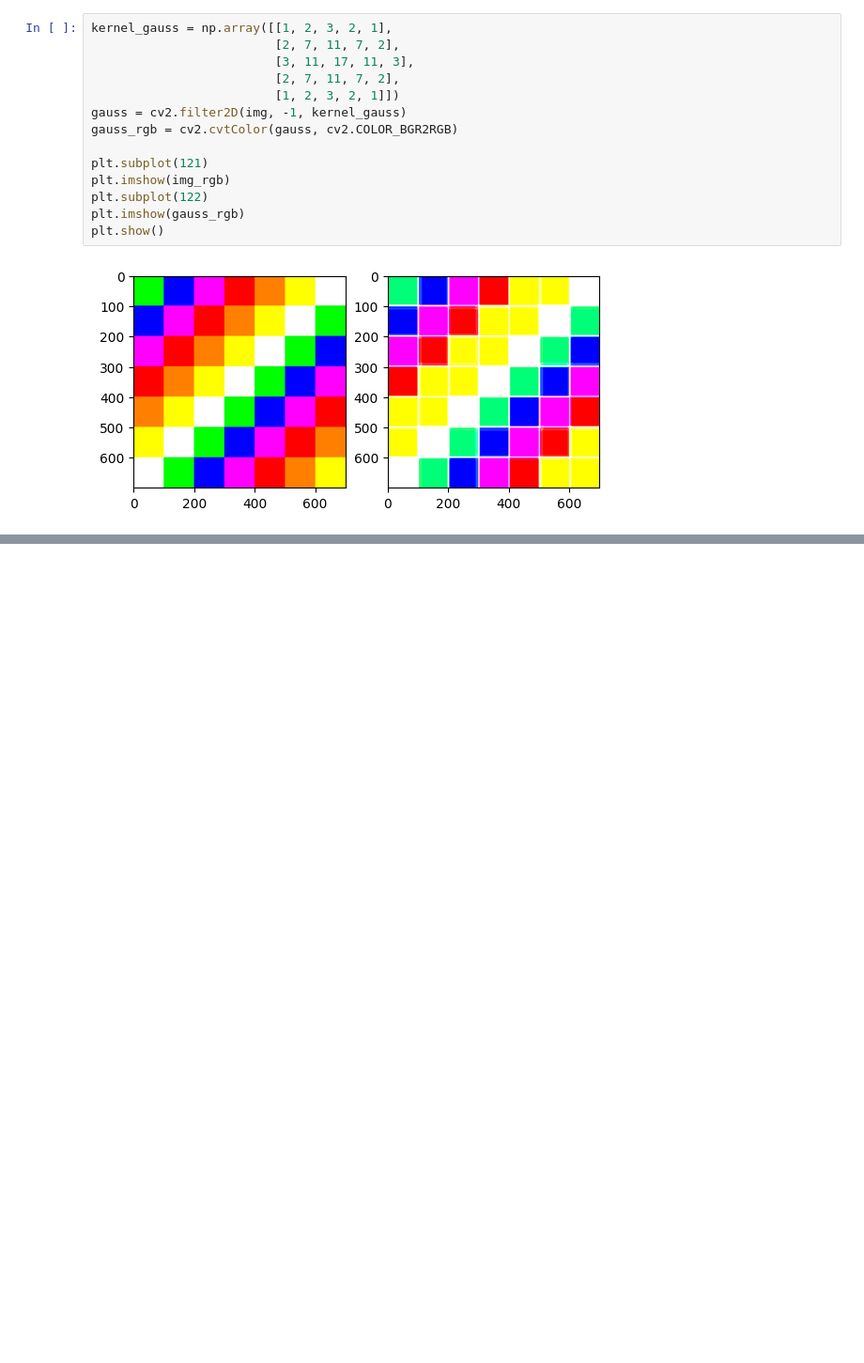
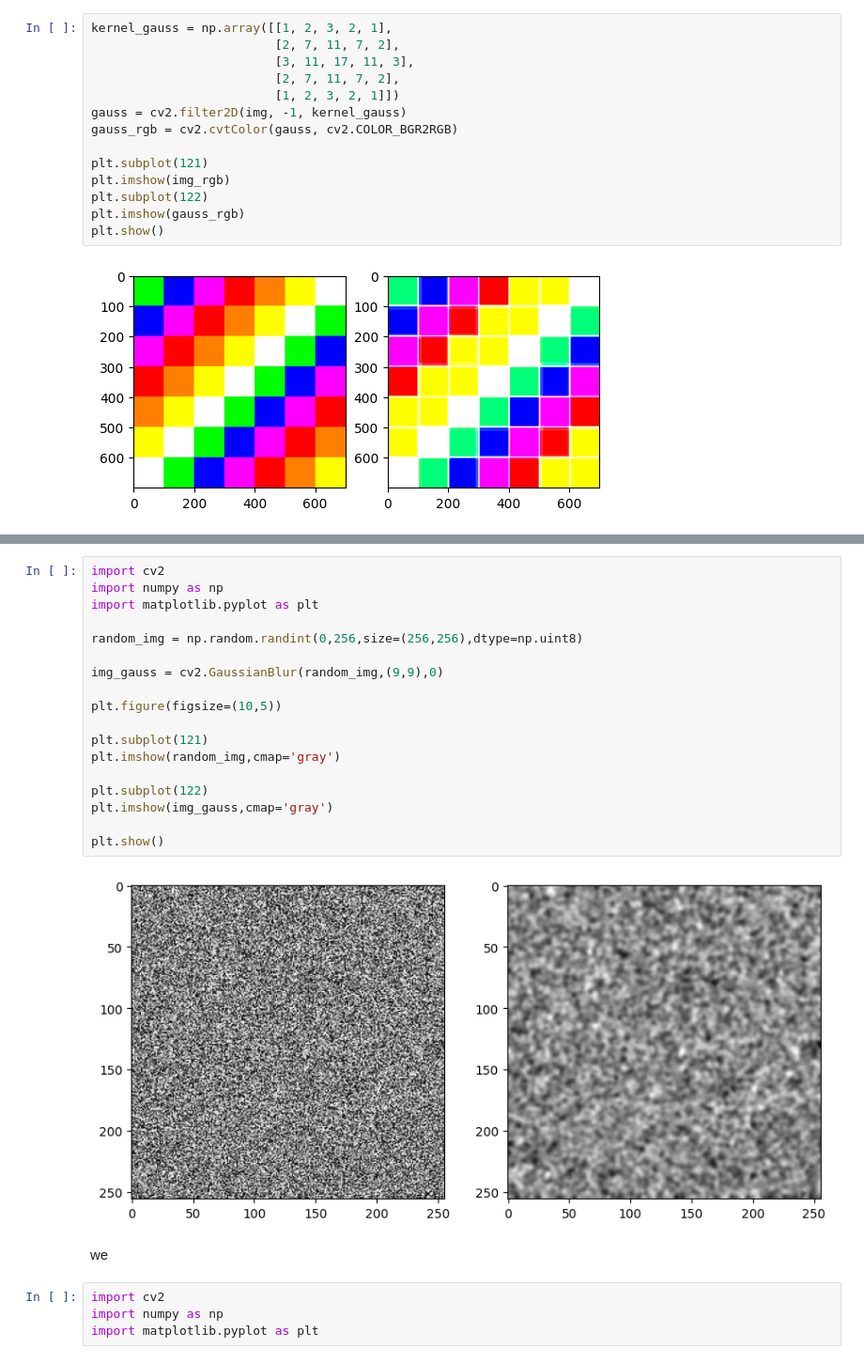
Before and after one commit to sprucceboton4664/LAB.-3-KERNELS, a Jupyter notebook: Convulaciones.ipynb, the cells around one changed output, grey strips where cells are left out. Shown at 94% size. Saved outputs shown, nothing was run; the diff lists cells and outputs as text; blank space fills up the shorter version.

```diff
--- a/Convulaciones.ipynb
+++ b/Convulaciones.ipynb
@@ -190,0 +202,26 @@ plt.show()
+# %%
+import cv2
+import numpy as np
+import matplotlib.pyplot as plt
+
+random_img = np.random.randint(0,256,size=(256,256),dtype=np.uint8)
+
+img_gauss = cv2.GaussianBlur(random_img,(9,9),0)
+
+plt.figure(figsize=(10,5))
+
+plt.subplot(121)
+plt.imshow(random_img,cmap='gray')
+
+plt.subplot(122)
+plt.imshow(img_gauss,cmap='gray')
+
+plt.show()
+# %% [output]
+[figure, added]
+# %% [markdown]
+we
+# %%
+import cv2
+import numpy as np
+import matplotlib.pyplot as plt
```
Also changed, not shown: parts of 1 cell of this notebook.
